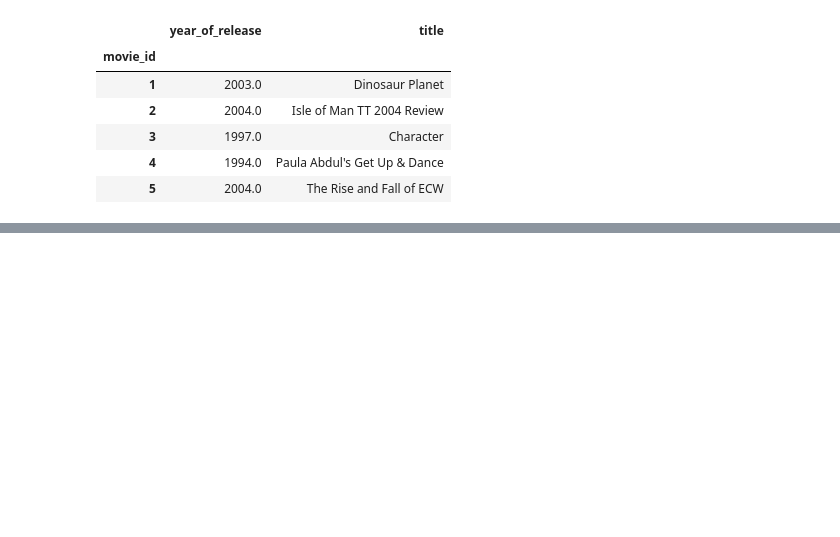
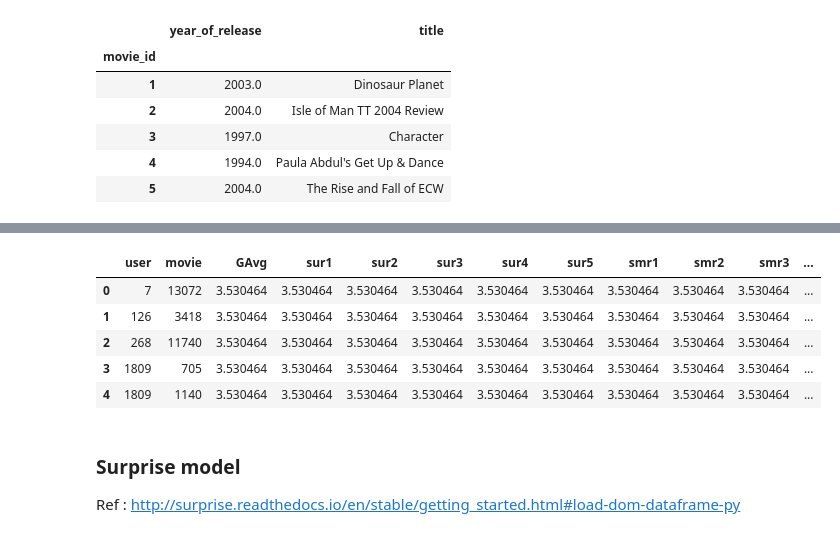
Before and after one commit to shoryasethia/AIC-Manager-Recruitment, a Jupyter notebook: Recommender-Systems/movie-recommender.ipynb, the cells around one changed output, grey strips where cells are left out. Drawn from its saved outputs; the diff is of its cells as text; code cells hidden in the pictures; blank space fills up the shorter version.

```diff
--- a/Recommender-Systems/movie-recommender.ipynb
+++ b/Recommender-Systems/movie-recommender.ipynb
@@ -954,0 +1378,15 @@ movie_titles.loc[sim_indices[:10]]
+# %%
+reg_test_df = pd.read_csv('sample/small/reg_test.csv', names = ['user', 'movie', 'GAvg', 'sur1', 'sur2', 'sur3', 'sur4', 'sur5',
+                                                          'smr1', 'smr2', 'smr3', 'smr4', 'smr5',
+                                                          'UAvg', 'MAvg', 'rating'], header=None)
+reg_test_df.head()
+# %% [output]
+|  | user | movie | GAvg | sur1 | sur2 | sur3 | sur4 | sur5 | smr1 | smr2 | smr3 | ... |
+| 0 | 7 | 13072 | 3.530464 | 3.530464 | 3.530464 | 3.530464 | 3.530464 | 3.530464 | 3.530464 | 3.530464 | 3.530464 | ... |
+| 1 | 126 | 3418 | 3.530464 | 3.530464 | 3.530464 | 3.530464 | 3.530464 | 3.530464 | 3.530464 | 3.530464 | 3.530464 | ... |
+| 2 | 268 | 11740 | 3.530464 | 3.530464 | 3.530464 | 3.530464 | 3.530464 | 3.530464 | 3.530464 | 3.530464 | 3.530464 | ... |
+| 3 | 1809 | 705 | 3.530464 | 3.530464 | 3.530464 | 3.530464 | 3.530464 | 3.530464 | 3.530464 | 3.530464 | 3.530464 | ... |
+| 4 | 1809 | 1140 | 3.530464 | 3.530464 | 3.530464 | 3.530464 | 3.530464 | 3.530464 | 3.530464 | 3.530464 | 3.530464 | ... |
+# %% [markdown]
+### Surprise model
+Ref : http://surprise.readthedocs.io/en/stable/getting_started.html#load-dom-dataframe-py
```
Also changed, not shown: parts of 140 cells of this notebook, 12 other files.
